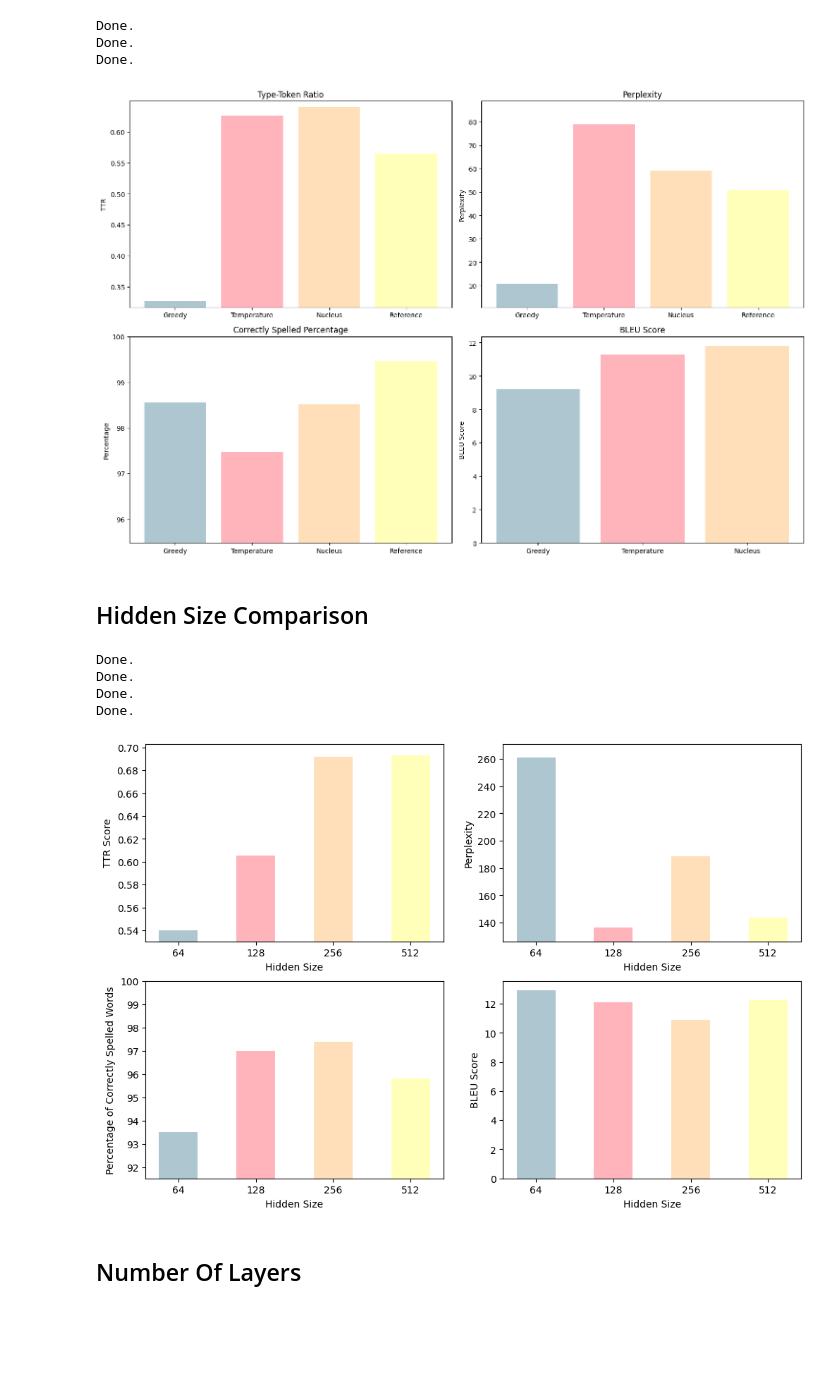
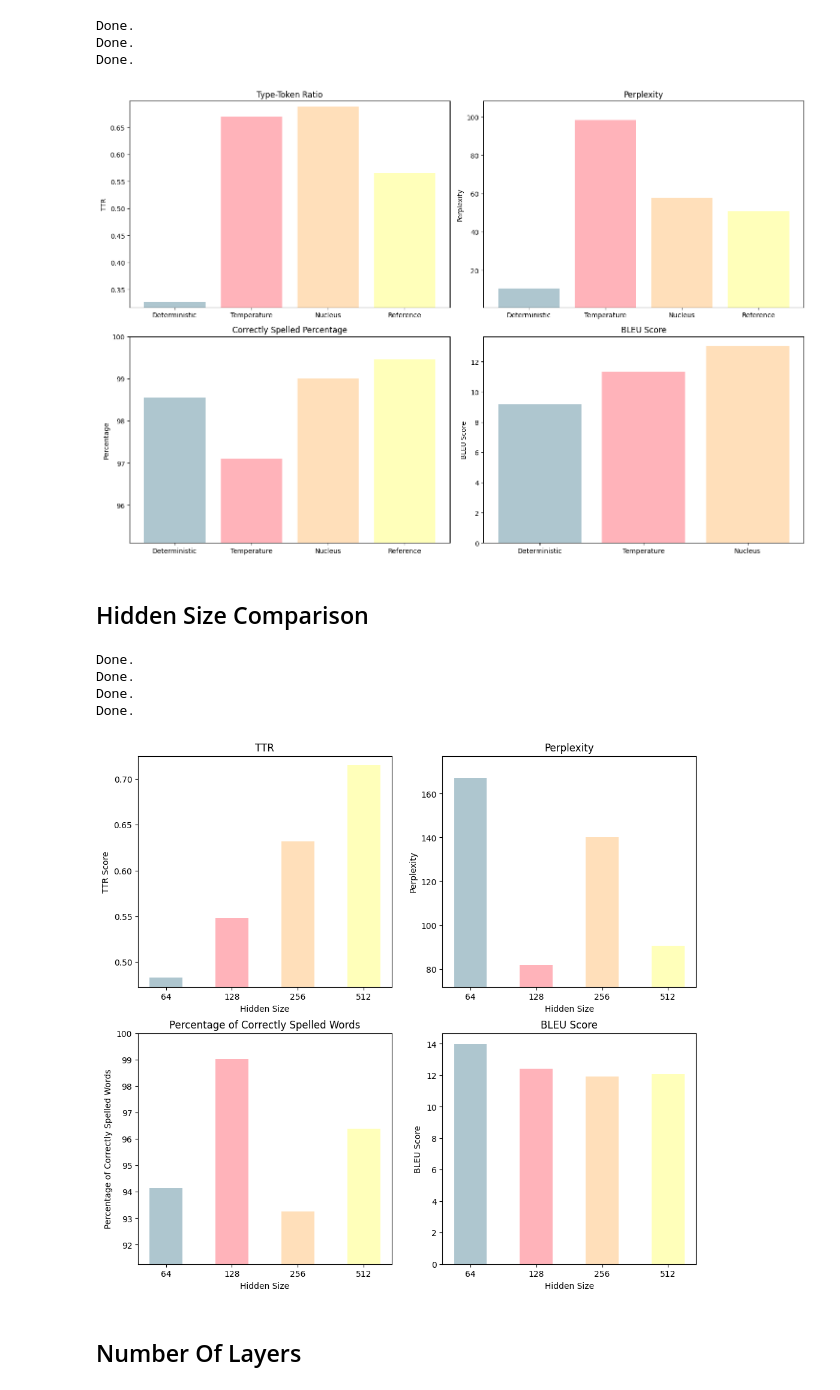
Before and after one commit to ttperr/DD2424-DL-Text_Gen_Project, a Jupyter notebook: evaluation.ipynb, the cells around one changed output. Saved outputs shown, nothing was run; the diff lists cells and outputs as text; code cells hidden in the pictures; blank space fills up the shorter version.

```diff
--- a/evaluation.ipynb
+++ b/evaluation.ipynb
@@ -258,16 +249,16 @@ Done.
 # %%
 reference_text = alice[-1000:]
 
-ttr_scores = [calculate_ttr(greedy_text), calculate_ttr(temperature_text), calculate_ttr(nucleus_text), calculate_ttr(reference_text)]
-perplexity_scores = [calculate_perplexity(greedy_text, gpt2_model, tokenizer, device), calculate_perplexity(temperature_text, gpt2_model, tokenizer, device),
+ttr_scores = [calculate_ttr(determ_text), calculate_ttr(temperature_text), calculate_ttr(nucleus_text), calculate_ttr(reference_text)]
+perplexity_scores = [calculate_perplexity(determ_text, gpt2_model, tokenizer, device), calculate_perplexity(temperature_text, gpt2_model, tokenizer, device),
                      calculate_perplexity(nucleus_text, gpt2_model, tokenizer, device), calculate_perplexity(reference_text, gpt2_model, tokenizer, device)]
-correctly_spelled_percentages = [calculate_correctly_spelled_percentage(greedy_text), calculate_correctly_spelled_percentage(temperature_text),
+correctly_spelled_percentages = [calculate_correctly_spelled_percentage(determ_text), calculate_correctly_spelled_percentage(temperature_text),
                                  calculate_correctly_spelled_percentage(nucleus_text), calculate_correctly_spelled_percentage(reference_text)]
-bleu_scores = [calculate_bleu_score(reference_text, greedy_text), calculate_bleu_score(reference_text, temperature_text),
+bleu_scores = [calculate_bleu_score(reference_text, determ_text), calculate_bleu_score(reference_text, temperature_text),
                calculate_bleu_score(reference_text, nucleus_text), 100.0]
 bleu_scores = [bleu * 100 for bleu in bleu_scores]
 
-methods = ['Greedy', 'Temperature', 'Nucleus', 'Reference']
+methods = ['Deterministic', 'Temperature', 'Nucleus', 'Reference']
 pastel_colors = ['#aec6cf', '#ffb3ba', '#ffdfba', '#ffffba']
 
 fig, ax = plt.subplots(2, 2, figsize=(15, 10))
@@ -281,7 +272,6 @@ ax[0, 1].set_ylabel('Perplexity')
 ax[0, 1].set_ylim(min(perplexity_scores) - 10, max(perplexity_scores) + 10)
 ax[1, 0].bar(methods, correctly_spelled_percentages, color=pastel_colors)
 ax[1, 0].set_title('Correctly Spelled Percentage')
-# Set y from 80 to 100
 ax[1, 0].set_ylim(min(correctly_spelled_percentages)-2, 100)
 ax[1, 0].set_ylabel('Percentage')
 ax[1, 1].bar(methods[:3], bleu_scores[:3], color=pastel_colors)
@@ -290,21 +280,21 @@ ax[1, 1].set_ylabel('BLEU Score')
 plt.tight_layout()
 plt.show()
 # %% [output]
-[figure, old version]
+[figure, new version]
 # %% [markdown]
 ## Hidden Size Comparison
 # %%
 hidden_sizes = [64, 128, 256, 512]
 seq_length = 100
 texts = []
+torch.manual_seed(25)
 
 for h in hidden_sizes:
     model = CharModel(n_vocab, embedding_dim=50, hidden_size=h, num_layers=2, dropout=0, norm=False, type='lstm').to(device)
     best_model = torch.load(f"LSTM_Hidden_Size/lstm_layers_2_hidden_{h}.pt")
     model.load_state_dict(best_model)
     model.eval()
-    # nucleus_text = generate_from_text(temperature=0.8, p=0.9, prompt='A', doPrint=False)
-    nucleus_text = generate_from_text(temperature=0.8, p=0.9, prompt=None, doPrint=False)
+    nucleus_text = generate_from_text(temperature=0.7, p=0.8, prompt='A', doPrint=False)
     texts.append(nucleus_text)
 
 ttr_scores = []
@@ -324,46 +314,45 @@ for k in range(len(hidden_sizes)):
 
 
 indices = np.arange(len(hidden_sizes))
-f = plt.figure(figsize=(12, 8))
-
+f = plt.figure(figsize=(12, 11))
 plt.subplot(2, 2, 1)
 plt.bar(indices, ttr_scores, width=0.5, color=pastel_colors)  # Use pastel colors
 plt.xlabel('Hidden Size')
 plt.ylabel('TTR Score')
 plt.ylim(min(ttr_scores) - 0.01, max(ttr_scores) + 0.01)
-# plt.title('TTR Score for Different Hidden Sizes')
+plt.title('TTR')
 plt.xticks(indices, hidden_sizes)  # Set the x-ticks to the specific hidden sizes
 
 plt.subplot(2, 2, 2)
 plt.bar(indices, perplexity_scores, width=0.5, color=pastel_colors)  # Use pastel colors
 plt.xlabel('Hidden Size')
 plt.ylabel('Perplexity')
 plt.ylim(min(perplexity_scores) - 10, max(perplexity_scores) + 10)
-# plt.title('Perplexity for Different Hidden Sizes')
+plt.title('Perplexity')
 plt.xticks(indices, hidden_sizes)  # Set the x-ticks to the specific hidden sizes
 
 plt.subplot(2, 2, 3)
 plt.bar(indices, text_percentage_scores, width=0.5, color=pastel_colors)  # Use pastel colors
 plt.xlabel('Hidden Size')
 plt.ylabel('Percentage of Correctly Spelled Words')
 plt.ylim(90, 100)
 plt.ylim(min(text_percentage_scores)-2, 100)
-# plt.title('Percentage of Correctly Spelled Words for Different Hidden Sizes')
+plt.title('Percentage of Correctly Spelled Words')
 plt.xticks(indices, hidden_sizes)  # Set the x-ticks to the specific hidden sizes
 
 plt.subplot(2, 2, 4)
 plt.bar(indices, bleu_scores, width=0.5, color=pastel_colors)  # Use pastel colors
 plt.xlabel('Hidden Size')
 plt.ylabel('BLEU Score')
-# plt.title('BLEU Score for Different Hidden Sizes')
+plt.title('BLEU Score')
 plt.xticks(indices, hidden_sizes)  # Set the x-ticks to the specific hidden sizes
 plt.show()
 # %% [output]
 Done.
 Done.
 Done.
 Done.
-[figure, old version]
+[figure, new version]
 # %% [markdown]
 ## Number Of Layers
 # %%
```
Also changed, not shown: parts of 8 cells of this notebook.
